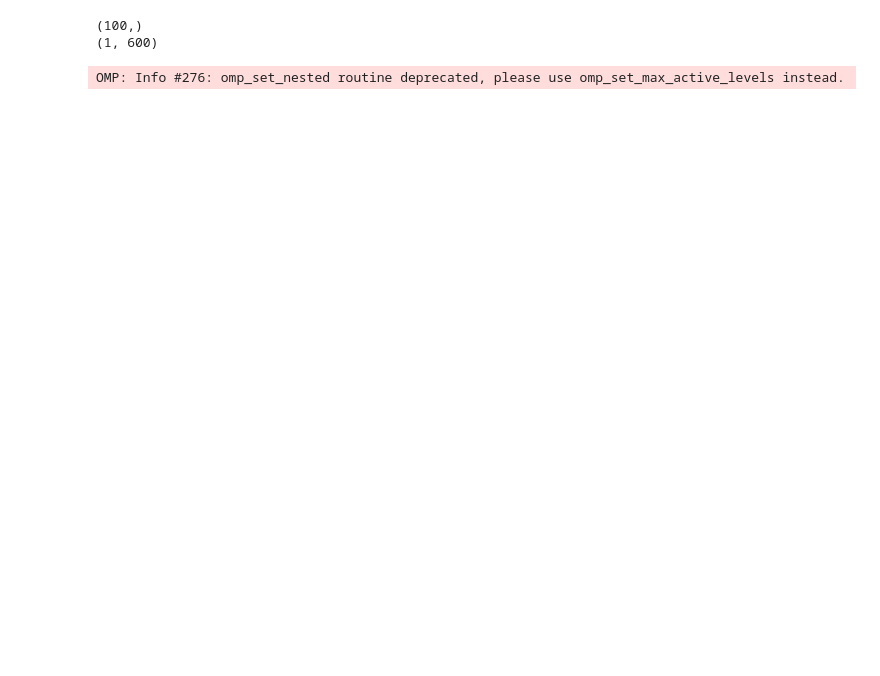
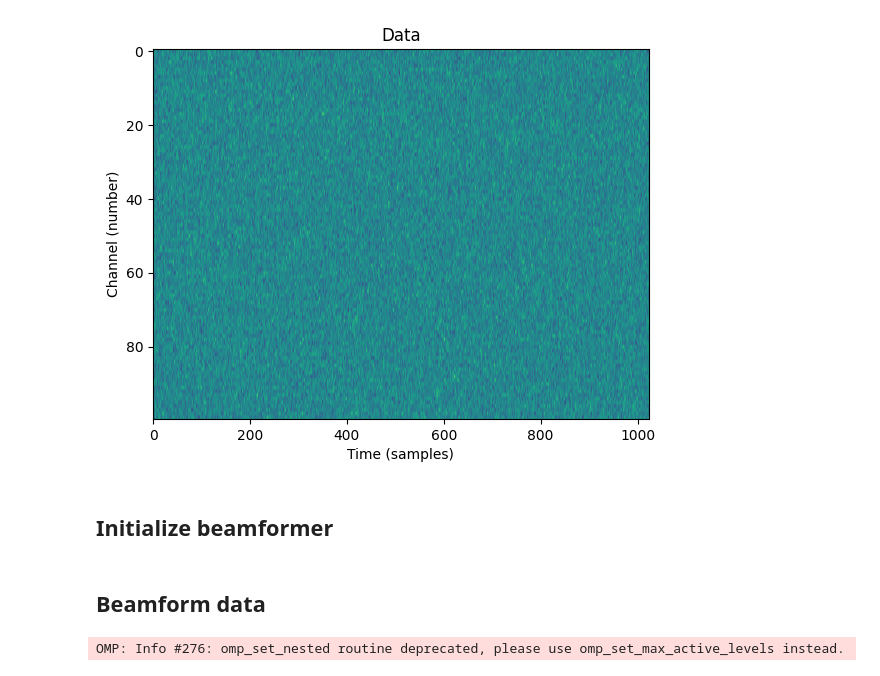
Before and after one commit to atrabattoni/beamforming, a Jupyter notebook: examples/notebook.ipynb, the cells around one changed output. Saved outputs shown, nothing was run; the diff lists cells and outputs as text; code cells hidden in the pictures; blank space fills up the shorter version.

```diff
--- a/examples/notebook.ipynb
+++ b/examples/notebook.ipynb
@@ -9,39 +36,28 @@ from beamforming import construct_slowness_grid, construct_times_beamforming, pr
+# %%
+plt.imshow(data, aspect="auto")
+plt.xlabel("Time (samples)")
+plt.ylabel("Channel (number)")
+plt.title("Data");
+# %% [output]
+[figure, added]
+# %% [markdown]
+## Initialize beamformer
 # %%
+# Parameters
+ntheta, nslow = 90, 30  # resolution of the slowness grid
+vmin, vmax = 500, 10_000  # velocity range of slowness grid
+theta = np.linspace(0, 2 * np.pi, ntheta)  # azimuthal range of slowness grid
 
-
-Ntheta, Nslow = 30, 20  # Resolution of the slowness grid
-vmin, vmax = 500, 10_000  # Velocity range of slowness grid
-theta = np.linspace(0, 2 * np.pi, Ntheta)  # Azimuthal range of slowness grid
-
-""" Generate random receiver locations (replace with DAS UTM coords) """
-RNG = np.random.default_rng(42)
-Nch = 100  # Number of receivers
-x, y = RNG.uniform(-10, 10, size=(2, Nch))  # x/y are in the same units of distance as vmin/vmax
-print(x.shape)
-
-""" Generate random data (replace with DAS data) """
-samp = 100.
-Nt = 1024
-data = RNG.normal(size=(Nch, Nt))
-
-""" Select frequency band """
-freq_band = (1.0, 2.0)  # 1-2 Hz. Must be a narrow range, but not too narrow...
-NFFT = 2**int(np.log2(Nt) + 1) + 1  # Don't mess with this...
-freqs = scipy.fft.rfftfreq(n=2*NFFT, d=1/samp)
-inds = (freqs >= freq_band[0]) & (freqs < freq_band[1])
-freqs_select = freqs[inds]
-
-""" Initialise beamformer """
 # Slowness in x/y, and velocity grid
-Sx, Sy, v_grid = construct_slowness_grid(theta, vmin, vmax, Nslow)
+Sx, Sy, v_grid = construct_slowness_grid(theta, vmin, vmax, nslow)
 Sx = Sx.ravel().reshape((1, -1))
 Sy = Sy.ravel().reshape((1, -1))
-print(Sx.shape)
+
 # Differential times
 dt = construct_times_beamforming(x, y, Sx, Sy)
+
 # Steering vectors
 A = precompute_A(dt, freqs_select)
-# %% [output]
-(100,)
-(1, 600)
+# %% [markdown]
+## Beamform data
 # %%
```
Also changed, not shown: parts of 8 cells of this notebook.
